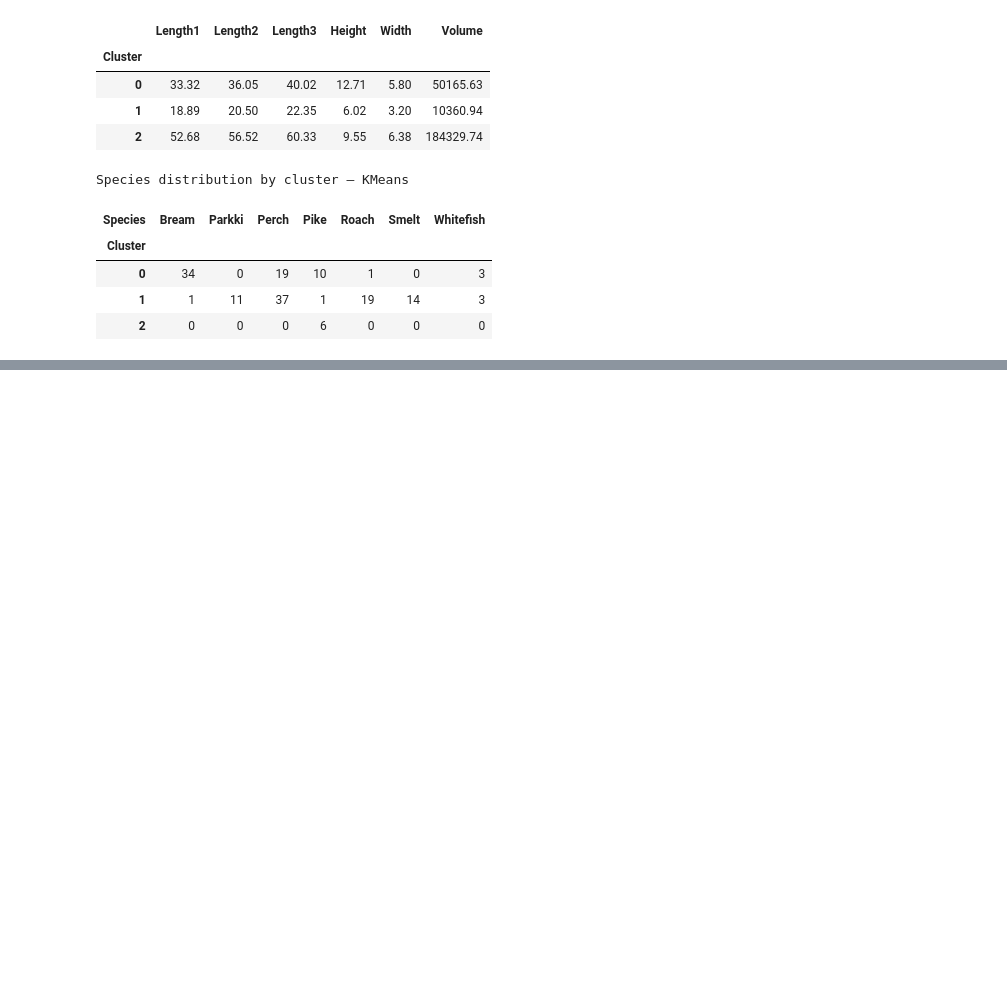
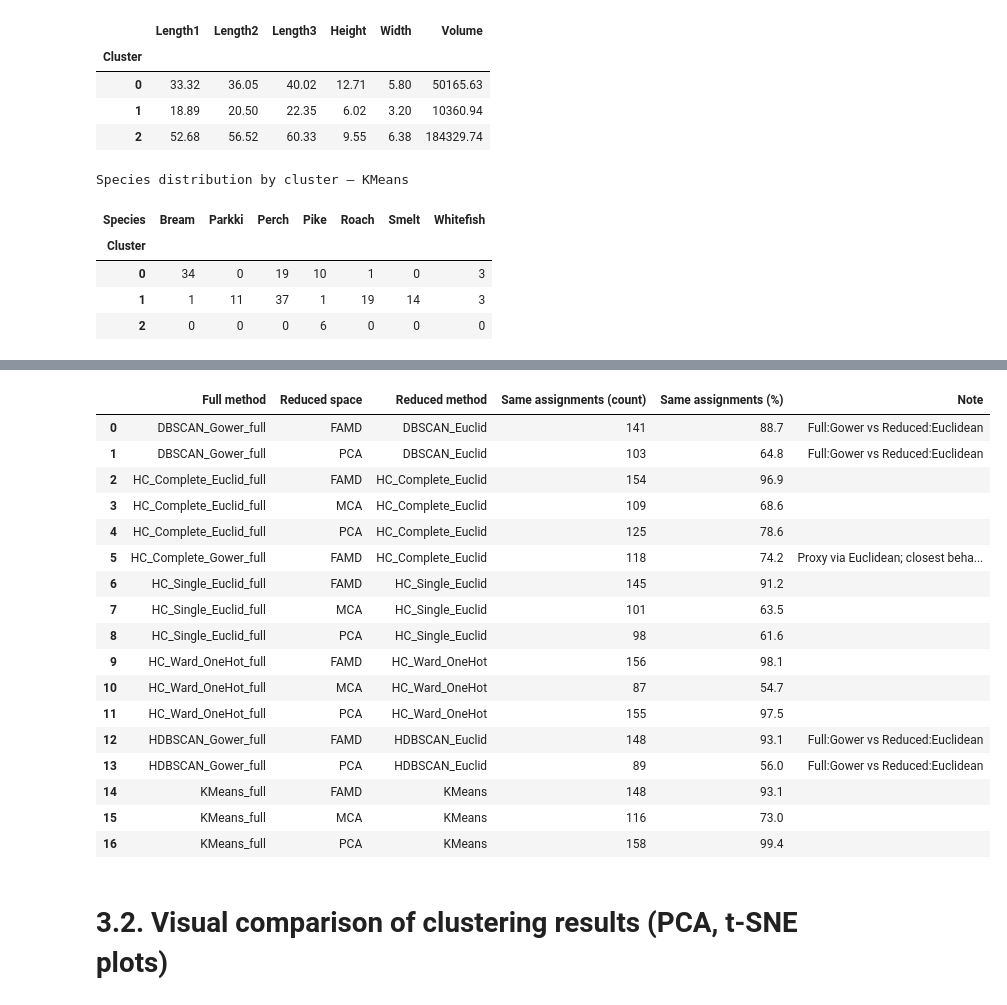
Before and after one commit to fehimecapar/Data-Science-For-Decision-Support, a Jupyter notebook: assignment4.ipynb, the cells around one changed output, grey strips where cells are left out. Saved outputs shown, nothing was run; the diff lists cells and outputs as text; code cells hidden in the pictures; blank space fills up the shorter version.

```diff
--- a/assignment4.ipynb
+++ b/assignment4.ipynb
@@ -841,0 +1662,2 @@ Species distribution by cluster — KMeans
+# %%
+rows = []
@@ -841,0 +1693,25 @@ Species distribution by cluster — KMeans
+# %%
+comparison_df = pd.DataFrame(rows)
+display(comparison_df.sort_values(["Full method", "Reduced space"]).reset_index(drop=True)
+        .style.format({"Same assignments (%)":"{:.1f}"}))
+# %% [output]
+|  | Full method | Reduced space | Reduced method | Same assignments (count) | Same assignments (%) | Note |
+| 0 | DBSCAN_Gower_full | FAMD | DBSCAN_Euclid | 141 | 88.7 | Full:Gower vs Reduced:Euclidean |
+| 1 | DBSCAN_Gower_full | PCA | DBSCAN_Euclid | 103 | 64.8 | Full:Gower vs Reduced:Euclidean |
+| 2 | HC_Complete_Euclid_full | FAMD | HC_Complete_Euclid | 154 | 96.9 |  |
+| 3 | HC_Complete_Euclid_full | MCA | HC_Complete_Euclid | 109 | 68.6 |  |
+| 4 | HC_Complete_Euclid_full | PCA | HC_Complete_Euclid | 125 | 78.6 |  |
+| 5 | HC_Complete_Gower_full | FAMD | HC_Complete_Euclid | 118 | 74.2 | Proxy via Euclidean; closest beha... |
+| 6 | HC_Single_Euclid_full | FAMD | HC_Single_Euclid | 145 | 91.2 |  |
+| 7 | HC_Single_Euclid_full | MCA | HC_Single_Euclid | 101 | 63.5 |  |
+| 8 | HC_Single_Euclid_full | PCA | HC_Single_Euclid | 98 | 61.6 |  |
+| 9 | HC_Ward_OneHot_full | FAMD | HC_Ward_OneHot | 156 | 98.1 |  |
+| 10 | HC_Ward_OneHot_full | MCA | HC_Ward_OneHot | 87 | 54.7 |  |
+| 11 | HC_Ward_OneHot_full | PCA | HC_Ward_OneHot | 155 | 97.5 |  |
+| 12 | HDBSCAN_Gower_full | FAMD | HDBSCAN_Euclid | 148 | 93.1 | Full:Gower vs Reduced:Euclidean |
+| 13 | HDBSCAN_Gower_full | PCA | HDBSCAN_Euclid | 89 | 56.0 | Full:Gower vs Reduced:Euclidean |
+| 14 | KMeans_full | FAMD | KMeans | 148 | 93.1 |  |
+| 15 | KMeans_full | MCA | KMeans | 116 | 73.0 |  |
+| 16 | KMeans_full | PCA | KMeans | 158 | 99.4 |  |
+# %% [markdown]
+# **3.2. Visual comparison of clustering results (PCA, t-SNE plots)**
```
Also changed, not shown: parts of 105 cells of this notebook.
